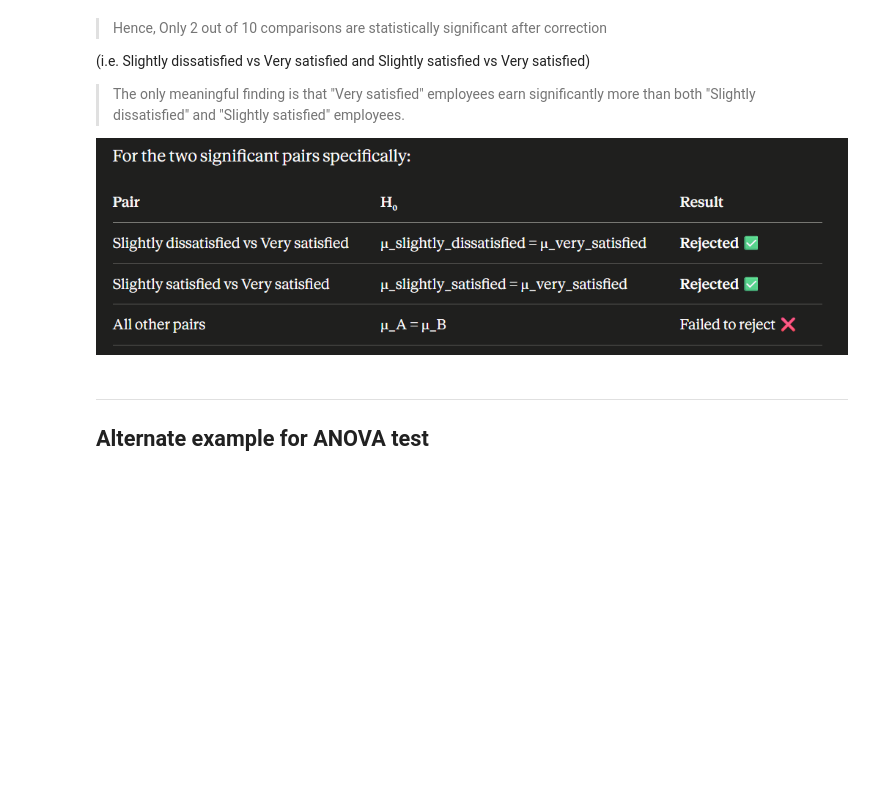
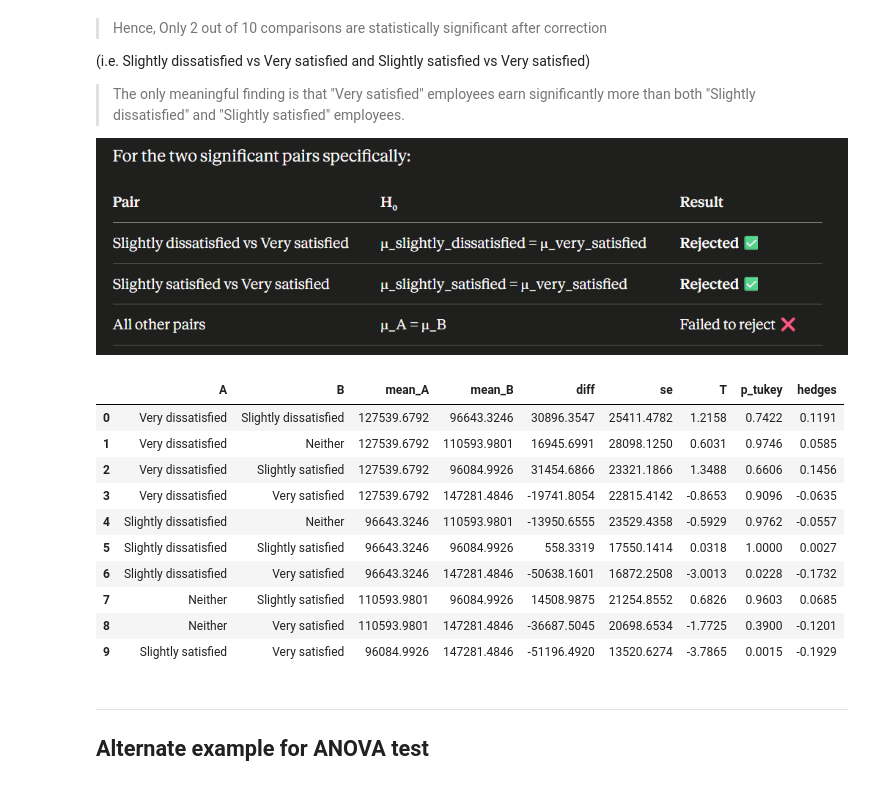
Before and after one commit to abhijeet-bhambere/python-ml-trail, a Jupyter notebook: hypothesis_testing.ipynb, the cells around one changed output. Cells and saved outputs as stored; diff of their text form; code cells hidden in the pictures; blank space fills up the shorter version.

```diff
--- a/hypothesis_testing.ipynb
+++ b/hypothesis_testing.ipynb
@@ -787,6 +784,21 @@ bonf_pairwise_test_result.nsmallest(2, 'p_corr')
 >The only meaningful finding is that "Very satisfied" employees earn significantly more than both "Slightly dissatisfied" and "Slightly satisfied" employees.
 
 ![image.png](attachment:image.png)
+# %%
+# alternate post-hoc method to identify combinations with mismmatches
+pg.pairwise_tukey( data=stackoverflowdf, dv='converted_comp',between='job_sat').round(4)
+# %% [output]
+|  | A | B | mean_A | mean_B | diff | se | T | p_tukey | hedges |
+| 0 | Very dissatisfied | Slightly dissatisfied | 127539.6792 | 96643.3246 | 30896.3547 | 25411.4782 | 1.2158 | 0.7422 | 0.1191 |
+| 1 | Very dissatisfied | Neither | 127539.6792 | 110593.9801 | 16945.6991 | 28098.1250 | 0.6031 | 0.9746 | 0.0585 |
+| 2 | Very dissatisfied | Slightly satisfied | 127539.6792 | 96084.9926 | 31454.6866 | 23321.1866 | 1.3488 | 0.6606 | 0.1456 |
+| 3 | Very dissatisfied | Very satisfied | 127539.6792 | 147281.4846 | -19741.8054 | 22815.4142 | -0.8653 | 0.9096 | -0.0635 |
+| 4 | Slightly dissatisfied | Neither | 96643.3246 | 110593.9801 | -13950.6555 | 23529.4358 | -0.5929 | 0.9762 | -0.0557 |
+| 5 | Slightly dissatisfied | Slightly satisfied | 96643.3246 | 96084.9926 | 558.3319 | 17550.1414 | 0.0318 | 1.0000 | 0.0027 |
+| 6 | Slightly dissatisfied | Very satisfied | 96643.3246 | 147281.4846 | -50638.1601 | 16872.2508 | -3.0013 | 0.0228 | -0.1732 |
+| 7 | Neither | Slightly satisfied | 110593.9801 | 96084.9926 | 14508.9875 | 21254.8552 | 0.6826 | 0.9603 | 0.0685 |
+| 8 | Neither | Very satisfied | 110593.9801 | 147281.4846 | -36687.5045 | 20698.6534 | -1.7725 | 0.3900 | -0.1201 |
+| 9 | Slightly satisfied | Very satisfied | 96084.9926 | 147281.4846 | -51196.4920 | 13520.6274 | -3.7865 | 0.0015 | -0.1929 |
 # %% [markdown]
 ___
 ## Alternate example for ANOVA test
```
Also changed, not shown: parts of 13 cells of this notebook.
